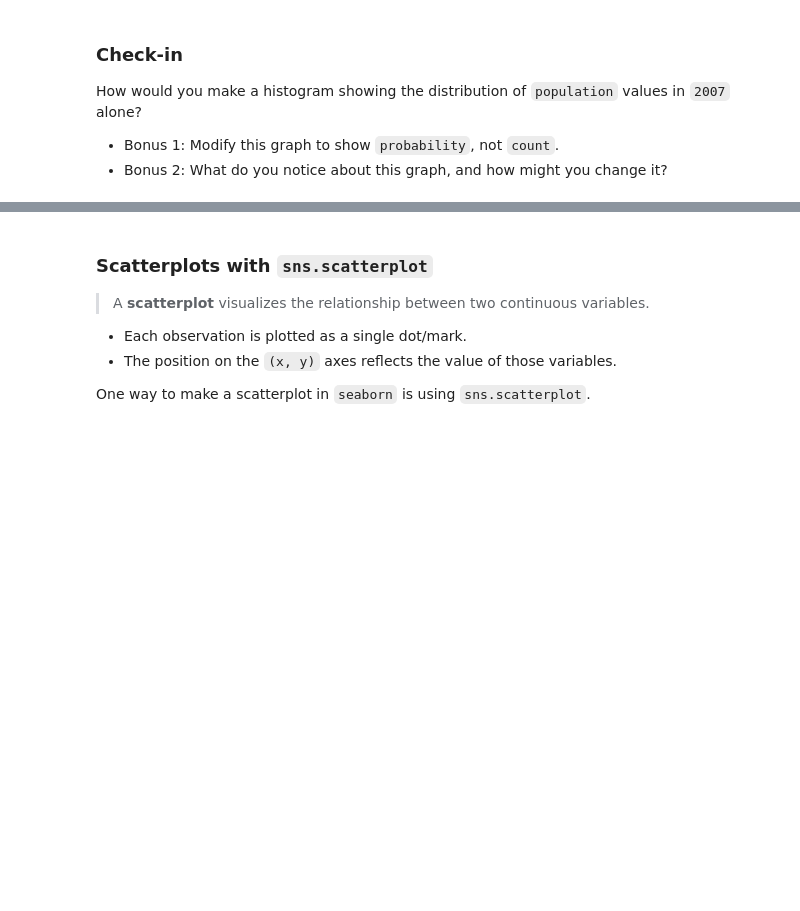
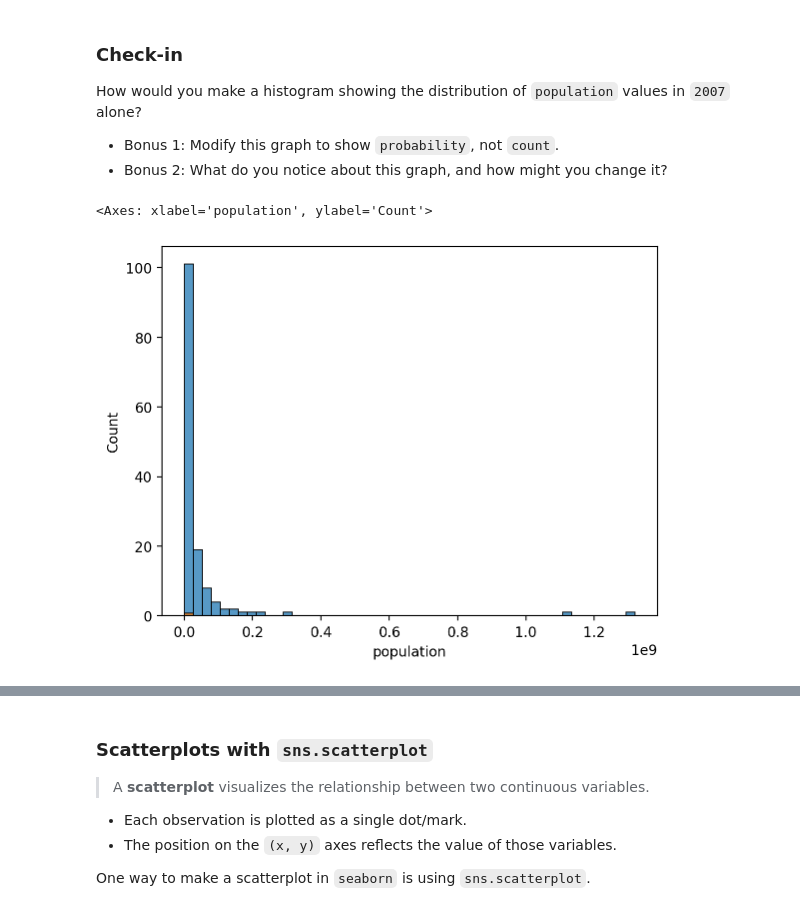
Before and after one commit to arietz/DS2025, a Jupyter notebook: Report4/Exercise6.ipynb, the cells around one changed output, grey strips where cells are left out. Cells and saved outputs as stored; diff of their text form; code cells hidden in the pictures; blank space fills up the shorter version.

```diff
--- a/Report4/Exercise6.ipynb
+++ b/Report4/Exercise6.ipynb
@@ -109,4 +109,13 @@ How would you make a histogram showing the distribution of `population` values i
 - Bonus 1: Modify this graph to show `probability`, not `count`.
 - Bonus 2: What do you notice about this graph, and how might you change it?
 # %%
-### Your code here
+pop2007 = df_gapminder[df_gapminder['year'] == 2007]
+
+sns.histplot(data=pop2007, x='population', bins=50)
+
+# Bonus 2
+# Raw count histogram is extremely right-skewed.
+# Possibly switching to a different scale could make the bulk of countries much more distinguishable.
+# %% [output]
+<Axes: xlabel='population', ylabel='Count'>
+[figure, added]
```
Also changed, not shown: parts of 7 cells of this notebook, 1 other file.
